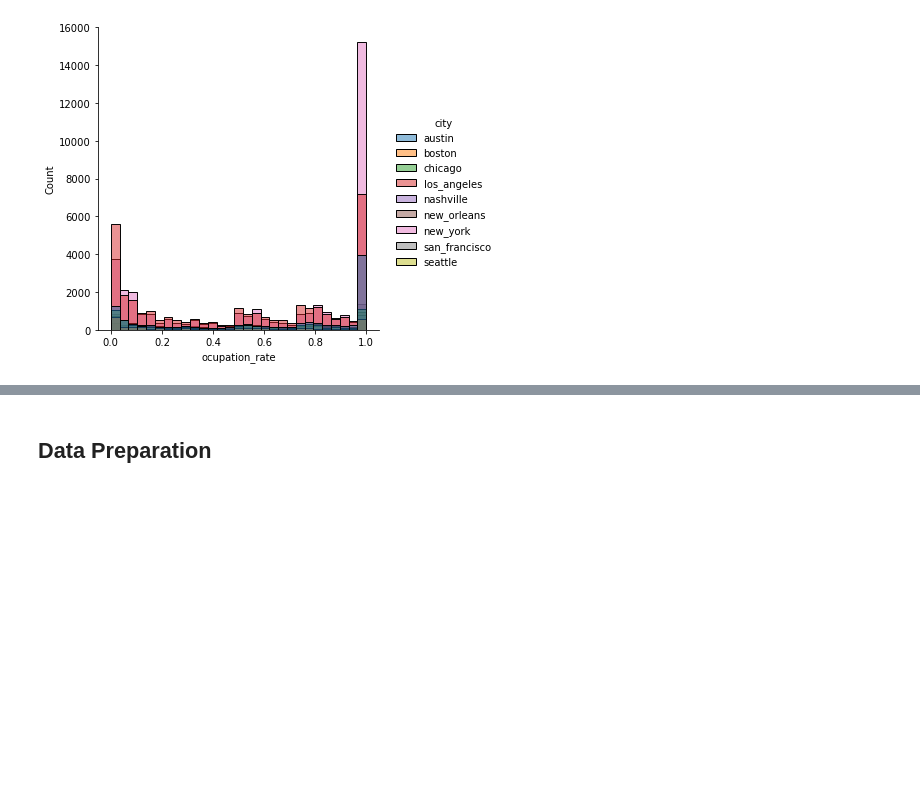
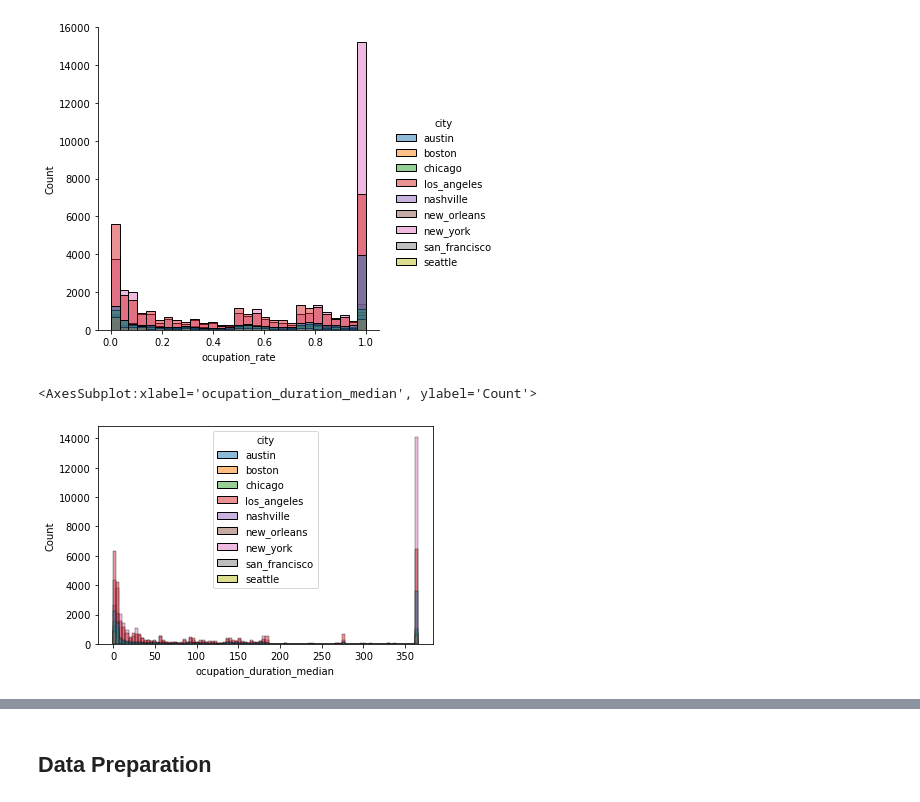
Before and after one commit to vpontello/AirBnb_feature_importance, a Jupyter notebook: DataScience_Post.ipynb, the cells around one changed output, grey strips where cells are left out. Saved outputs shown, nothing was run; the diff lists cells and outputs as text; code cells hidden in the pictures; blank space fills up the shorter version.

```diff
--- a/DataScience_Post.ipynb
+++ b/DataScience_Post.ipynb
@@ -518,4 +519,9 @@ sns.displot(x='ocupation_rate', data=trusted_calendar_dataset, hue='city')
 # %% [output]
 <seaborn.axisgrid.FacetGrid at 0x...>
 [figure]
+# %%
+sns.histplot(x='ocupation_duration_median', data=trusted_calendar_dataset, hue='city', bins=100)
+# %% [output]
+<AxesSubplot:xlabel='ocupation_duration_median', ylabel='Count'>
+[figure, added]
 # %%
```
Also changed, not shown: parts of 67 cells of this notebook.
